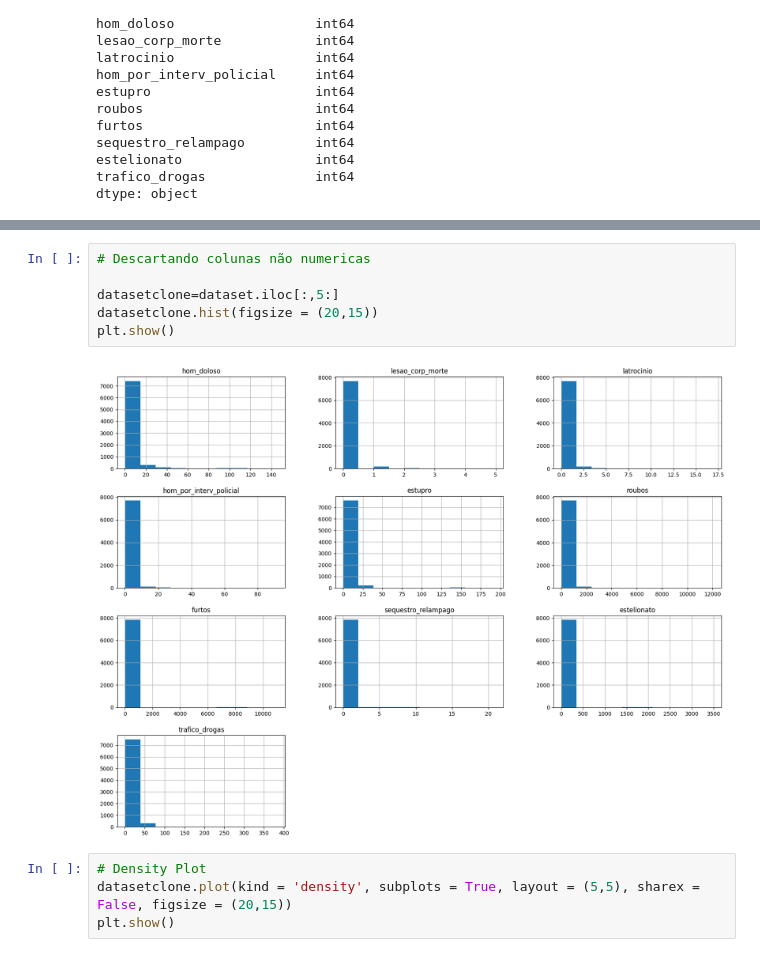
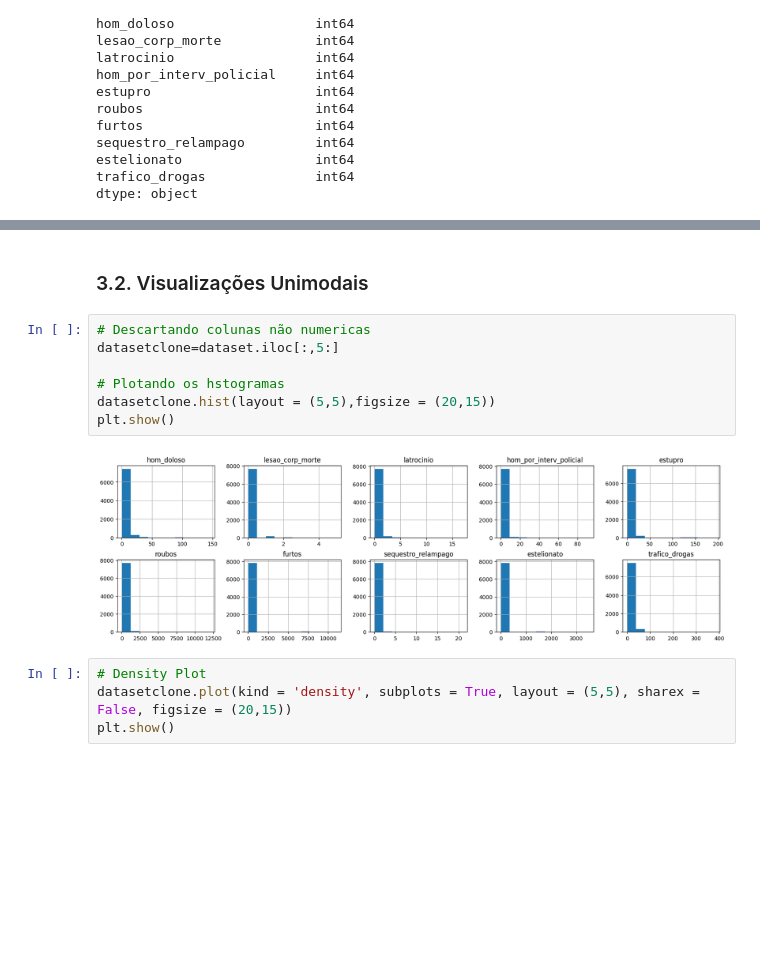
Before and after one commit to eccardoso/mvp-analise-de-dados-e-boas-praticas, a Jupyter notebook: MVP_Análise_de_Dados.ipynb, the cells around one changed output, grey strips where cells are left out. Cells and saved outputs as stored; diff of their text form; blank space fills up the shorter version.

```diff
--- a/MVP_Análise_de_Dados.ipynb
+++ b/MVP_Análise_de_Dados.ipynb
@@ -234,11 +236,14 @@ Uma análise por grupo se faz necessária para maior compreensão dos dados dest
+# %% [markdown]
+### 3.2. Visualizações Unimodais
 # %%
 # Descartando colunas não numericas
+datasetclone=dataset.iloc[:,5:]
 
-datasetclone=dataset.iloc[:,5:]
-datasetclone.hist(figsize = (20,15))
+# Plotando os hstogramas
+datasetclone.hist(layout = (5,5),figsize = (20,15))
 plt.show()
 # %% [output]
-[figure, old version]
+[figure, new version]
 # %%
 # Density Plot
 datasetclone.plot(kind = 'density', subplots = True, layout = (5,5), sharex = False, figsize = (20,15))
```
Also changed, not shown: parts of 29 cells of this notebook.
